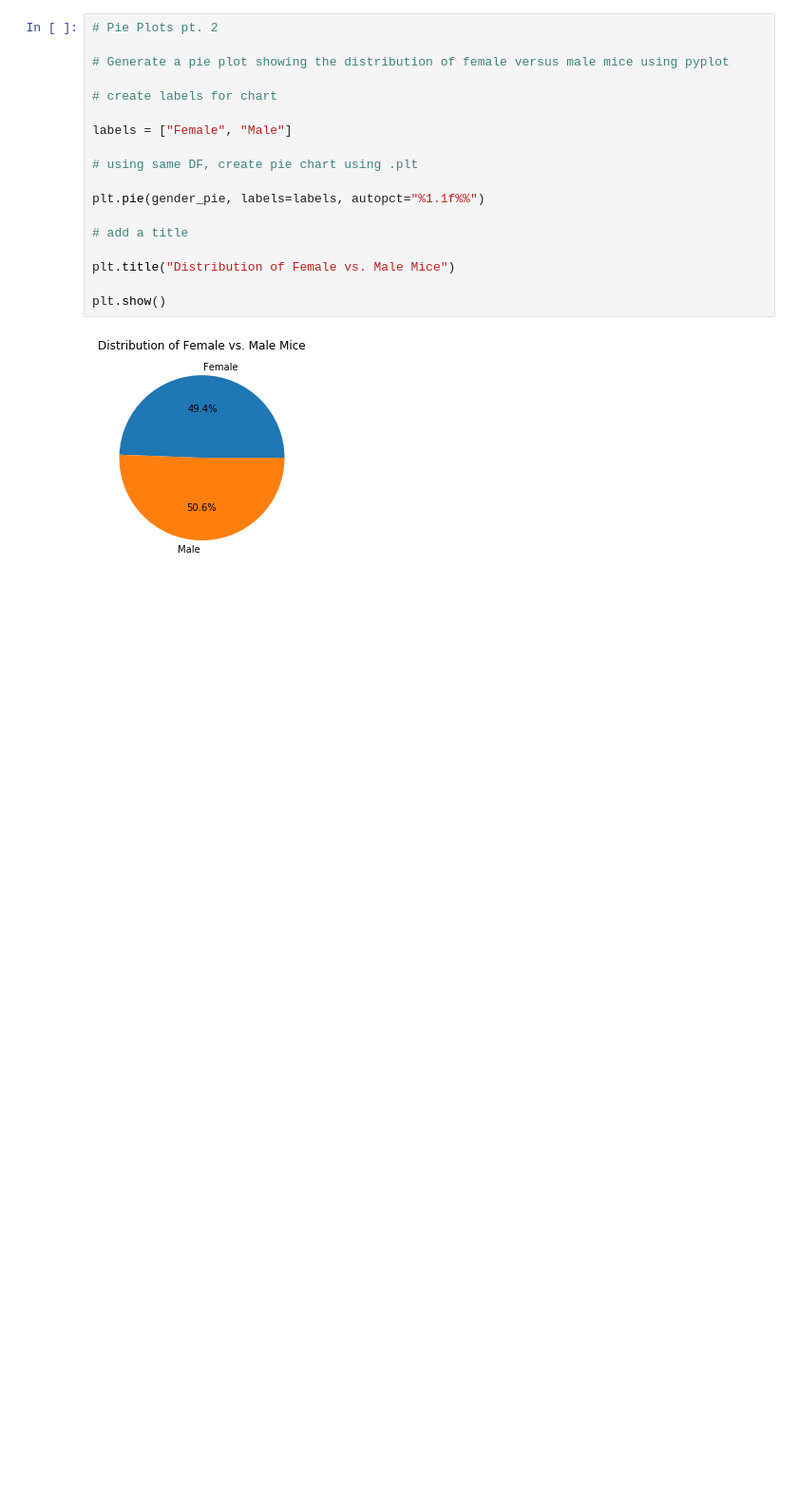
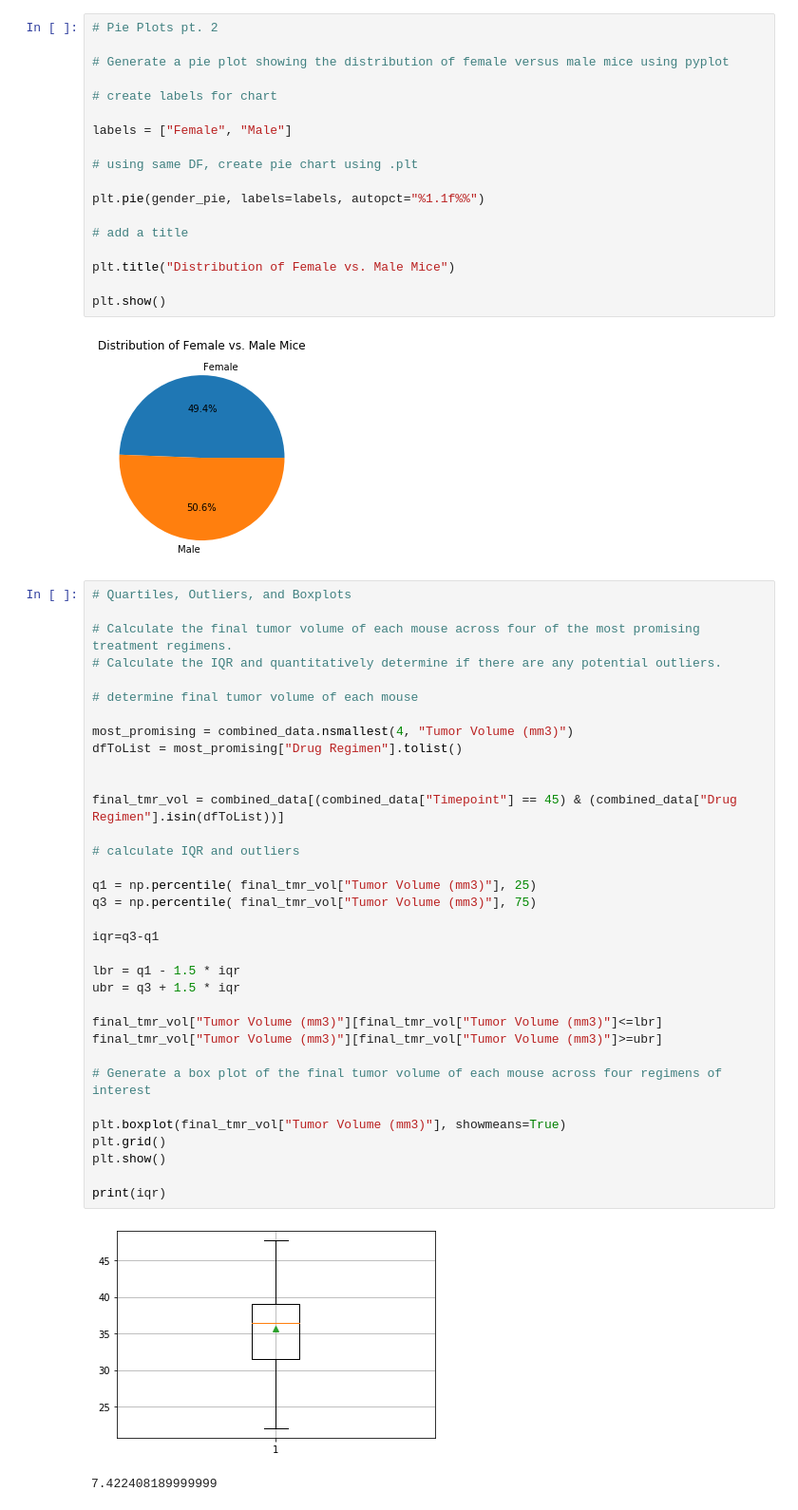
Before and after one commit to shawn-cavalieri/matplotlib-challenge, a Jupyter notebook: Pymaceuticals/main_script.ipynb, the cells around one changed output. Shown at 95% size. Saved outputs shown, nothing was run; the diff lists cells and outputs as text; blank space fills up the shorter version.

```diff
--- a/Pymaceuticals/main_script.ipynb
+++ b/Pymaceuticals/main_script.ipynb
@@ -155,3 +155,40 @@ plt.title("Distribution of Female vs. Male Mice")
 plt.show()
 # %% [output]
 [figure]
+# %%
+# Quartiles, Outliers, and Boxplots
+
+# Calculate the final tumor volume of each mouse across four of the most promising treatment regimens.
+# Calculate the IQR and quantitatively determine if there are any potential outliers.
+
+# determine final tumor volume of each mouse
+
+most_promising = combined_data.nsmallest(4, "Tumor Volume (mm3)")
+dfToList = most_promising["Drug Regimen"].tolist()
+
+
+final_tmr_vol = combined_data[(combined_data["Timepoint"] == 45) & (combined_data["Drug Regimen"].isin(dfToList))]
+
+# calculate IQR and outliers
+
+q1 = np.percentile( final_tmr_vol["Tumor Volume (mm3)"], 25)
+q3 = np.percentile( final_tmr_vol["Tumor Volume (mm3)"], 75)
+
+iqr=q3-q1
+
+lbr = q1 - 1.5 * iqr
+ubr = q3 + 1.5 * iqr
+
+final_tmr_vol["Tumor Volume (mm3)"][final_tmr_vol["Tumor Volume (mm3)"]<=lbr]
+final_tmr_vol["Tumor Volume (mm3)"][final_tmr_vol["Tumor Volume (mm3)"]>=ubr]
+
+# Generate a box plot of the final tumor volume of each mouse across four regimens of interest
+
+plt.boxplot(final_tmr_vol["Tumor Volume (mm3)"], showmeans=True)
+plt.grid()
+plt.show()
+
+print(iqr)
+# %% [output]
+[figure, added]
+7.422408189999999
```
Also changed, not shown: parts of 1 cell of this notebook.
